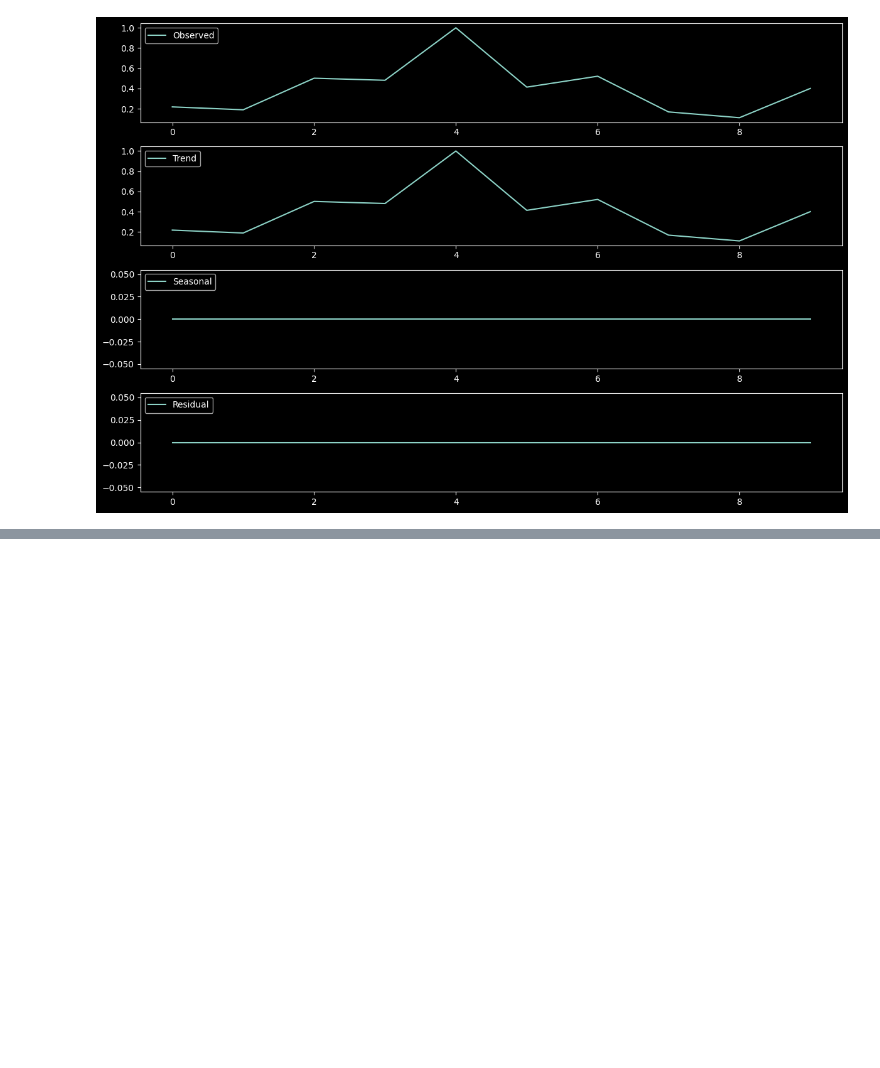
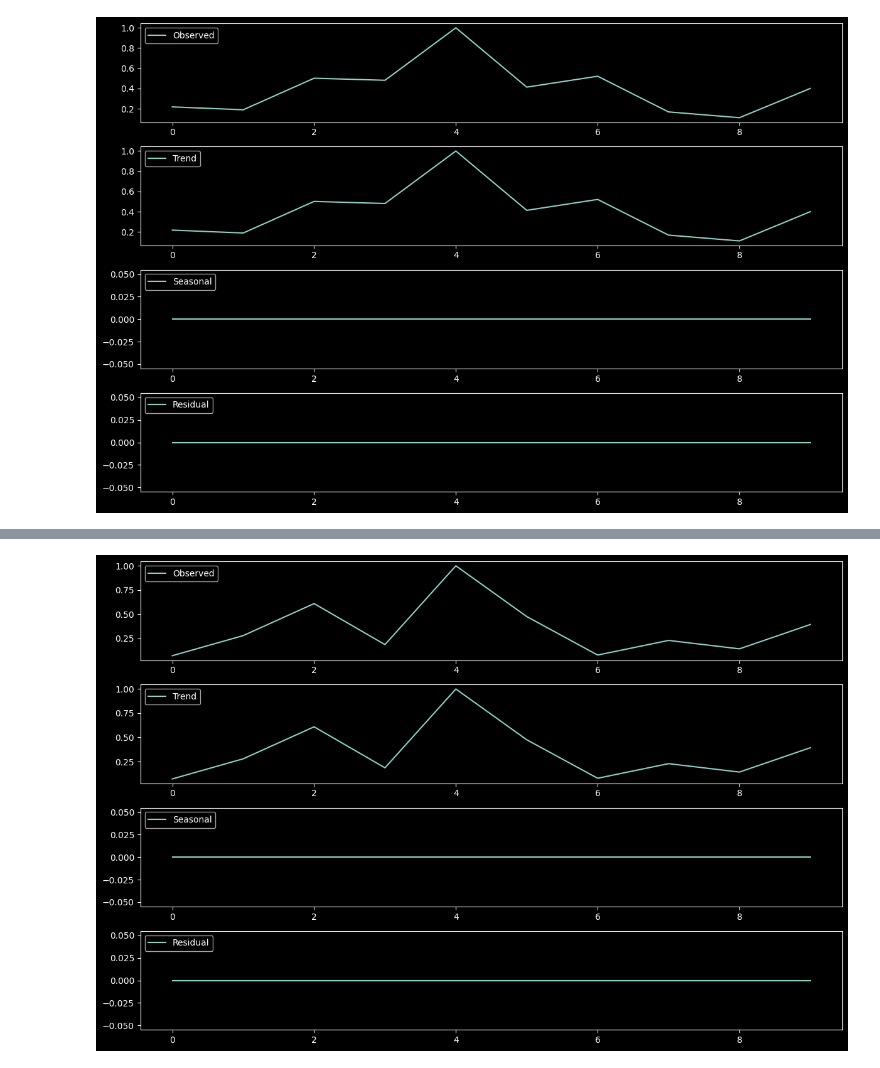
Before and after one commit to ssulaihasubi/floward-take-home-assessment, a Jupyter notebook: case-study-2-anomaly-detection.ipynb, the cells around one changed output, grey strips where cells are left out. Cells and saved outputs as stored; diff of their text form; code cells hidden in the pictures; blank space fills up the shorter version.

```diff
--- a/case-study-2-anomaly-detection.ipynb
+++ b/case-study-2-anomaly-detection.ipynb
@@ -505,0 +588,29 @@ See the caveats in the documentation: https://pandas.pydata.org/pandas-docs/stab
+# %%
+
+
+# Decompose the time series for 'android_order_metrics_1'
+decomposition_android = seasonal_decompose(anomalies_with_metrics['android_order_metrics_1'], model='additive', period=1)
+
+# Plot the decomposition
+plt.figure(figsize=(12, 8))
+
+plt.subplot(411)
+plt.plot(decomposition_android.observed, label='Observed')
+plt.legend(loc='upper left')
+
+plt.subplot(412)
+plt.plot(decomposition_android.trend, label='Trend')
+plt.legend(loc='upper left')
+
+plt.subplot(413)
+plt.plot(decomposition_android.seasonal, label='Seasonal')
+plt.legend(loc='upper left')
+
+plt.subplot(414)
+plt.plot(decomposition_android.resid, label='Residual')
+plt.legend(loc='upper left')
+
+plt.tight_layout()
+plt.show()
+# %% [output]
+[figure, added]
```
Also changed, not shown: parts of 4 cells of this notebook.
